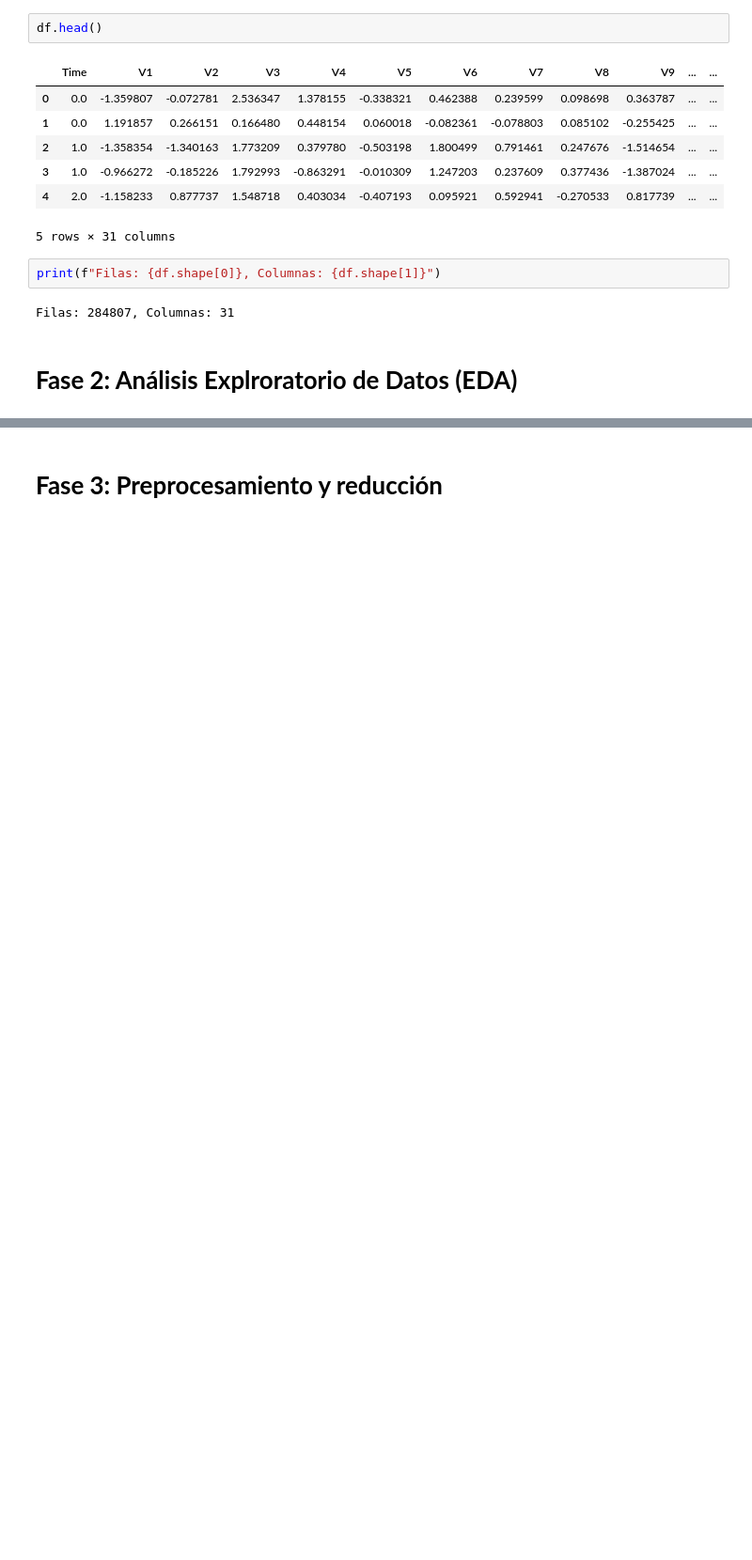
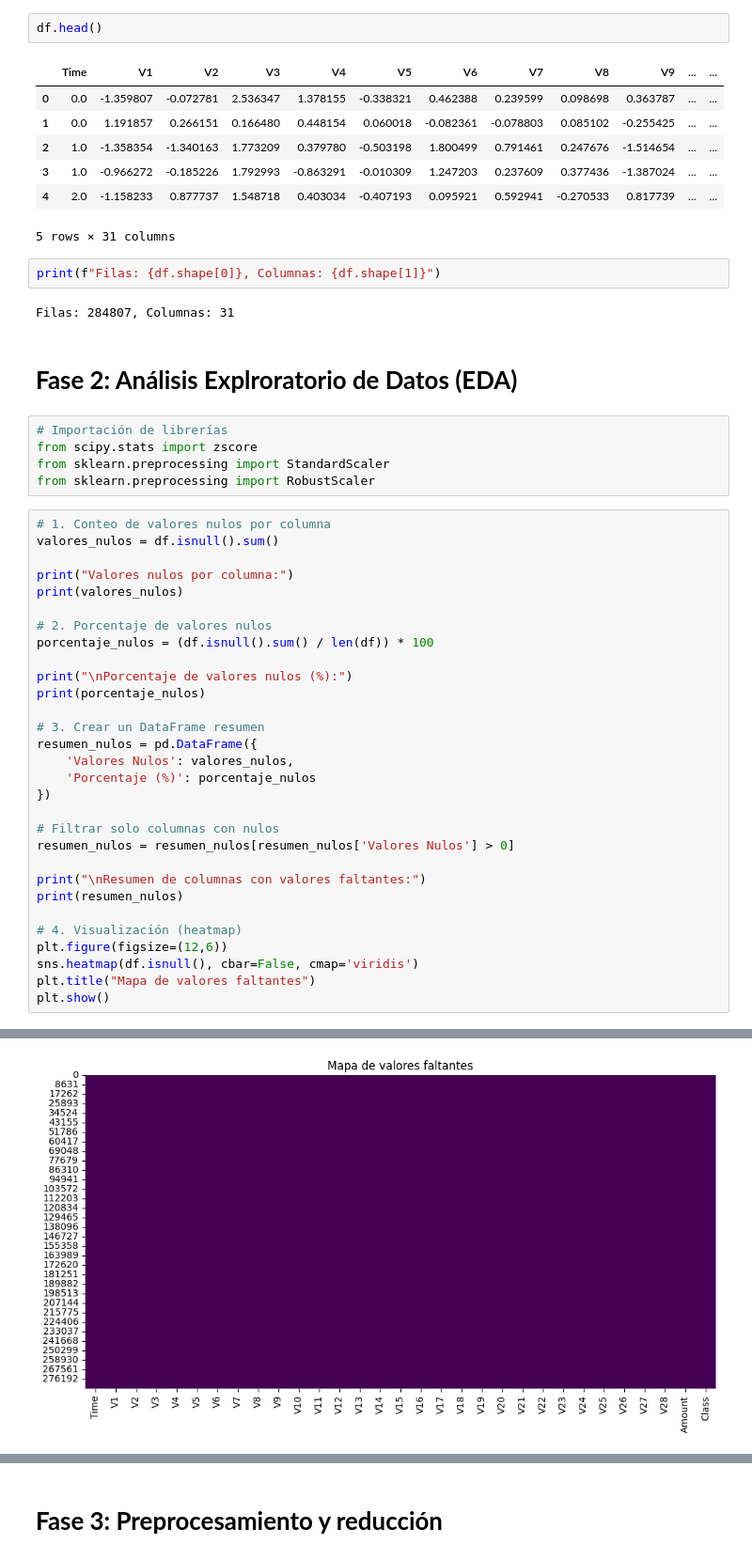
Before and after one commit to MarianaVillegas8a/Analisis-de-Datos-, a Jupyter notebook: Evaluacion #2/Exploracion/dataset_3.ipynb, the cells around one changed output, grey strips where cells are left out. Shown at 94% size. Drawn from its saved outputs; the diff is of its cells as text; blank space fills up the shorter version.

```diff
--- a/Evaluacion #2/Exploracion/dataset_3.ipynb
+++ b/Evaluacion #2/Exploracion/dataset_3.ipynb
@@ -94,3 +94,39 @@ print(f"Filas: {df.shape[0]}, Columnas: {df.shape[1]}")
 Filas: 284807, Columnas: 31
 # %% [markdown]
 # **Fase 2: Análisis Explroratorio de Datos (EDA)**
+# %%
+# Importación de librerías
+from scipy.stats import zscore
+from sklearn.preprocessing import StandardScaler
+from sklearn.preprocessing import RobustScaler
+# %%
+# 1. Conteo de valores nulos por columna
+valores_nulos = df.isnull().sum()
+
+print("Valores nulos por columna:")
+print(valores_nulos)
+
+# 2. Porcentaje de valores nulos
+porcentaje_nulos = (df.isnull().sum() / len(df)) * 100
+
+print("\nPorcentaje de valores nulos (%):")
+print(porcentaje_nulos)
+
+# 3. Crear un DataFrame resumen
+resumen_nulos = pd.DataFrame({
+    'Valores Nulos': valores_nulos,
+    'Porcentaje (%)': porcentaje_nulos
+})
+
+# Filtrar solo columnas con nulos
+resumen_nulos = resumen_nulos[resumen_nulos['Valores Nulos'] > 0]
+
+print("\nResumen de columnas con valores faltantes:")
+print(resumen_nulos)
+
+# 4. Visualización (heatmap)
+plt.figure(figsize=(12,6))
+sns.heatmap(df.isnull(), cbar=False, cmap='viridis')
+plt.title("Mapa de valores faltantes")
+plt.show()
+# %% [output]
@@ -96,0 +150 @@ Filas: 284807, Columnas: 31
+[figure, added]
```
Also changed, not shown: parts of 2 cells of this notebook.
